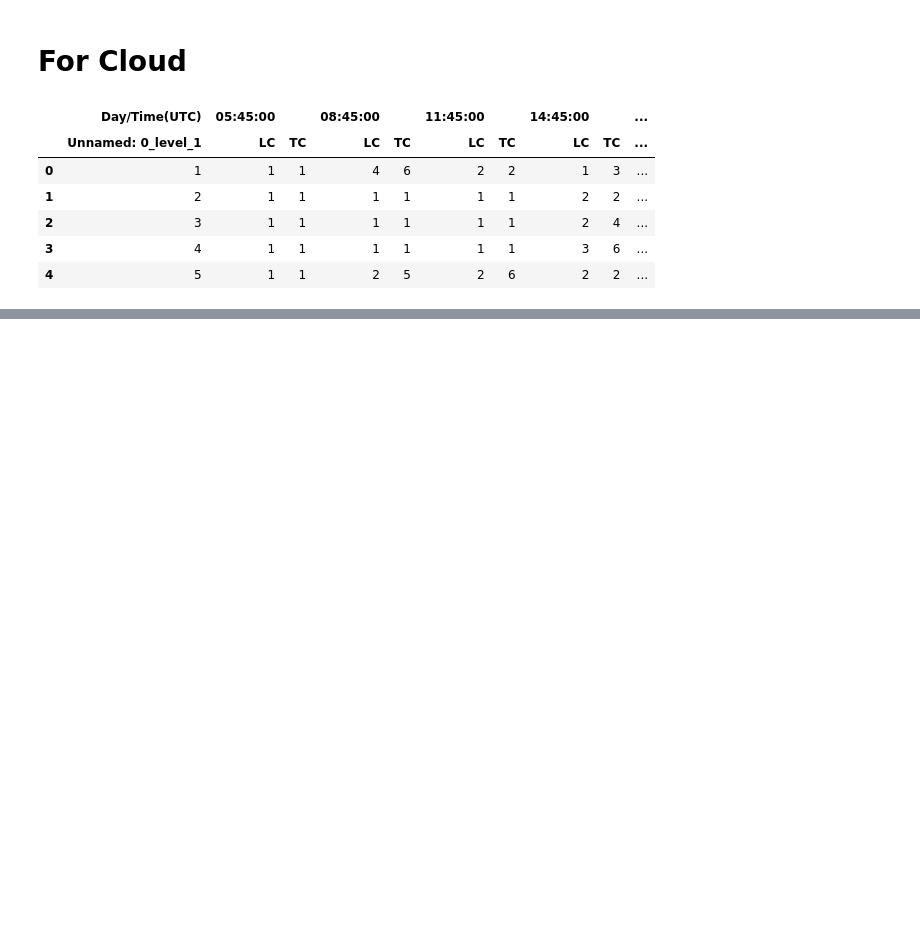
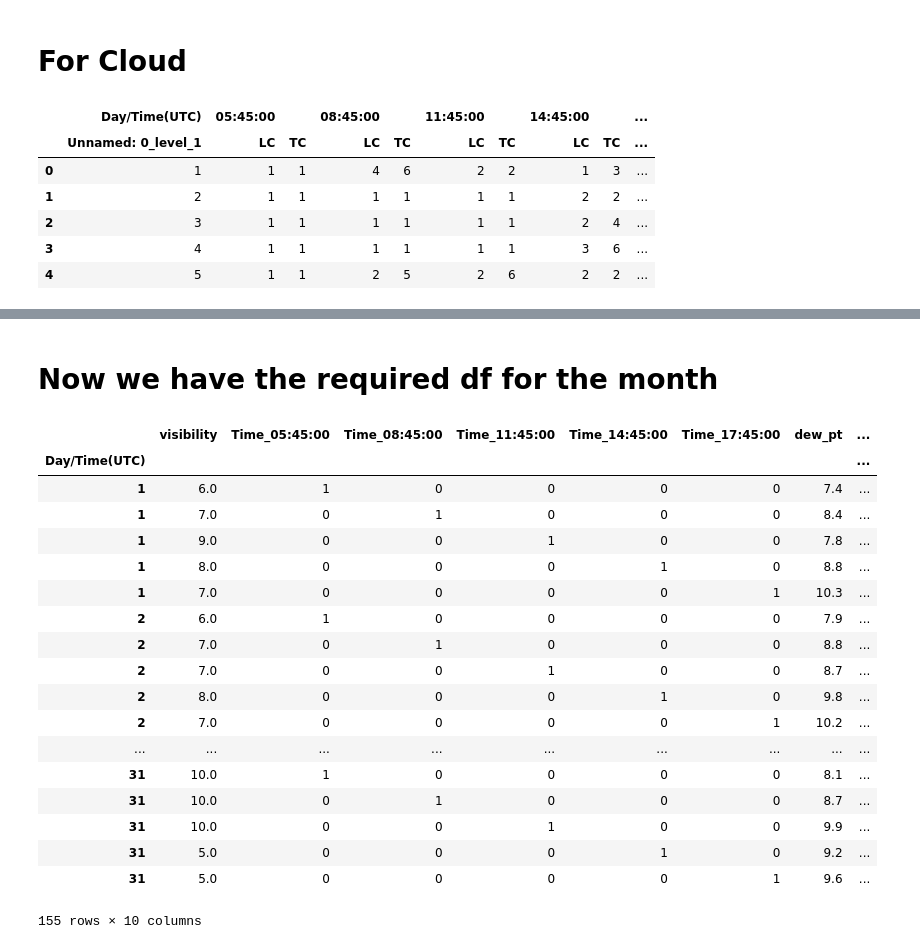
Before and after one commit to kaushu42/weather-forecast-nepal, a Jupyter notebook: preprocess.ipynb, the cells around one changed output, grey strips where cells are left out. Drawn from its saved outputs; the diff is of its cells as text; code cells hidden in the pictures; blank space fills up the shorter version.

Commit message:
Added main dataframe

```diff
--- a/preprocess.ipynb
+++ b/preprocess.ipynb
@@ -84,3 +86,6 @@ df
 | 31 | 9.2 | 0 | 0 | 0 | 1 | 0 |
 | 31 | 9.6 | 0 | 0 | 0 | 0 | 1 |
 155 rows × 6 columns
+# %%
+main_df['dew_pt'] = df['dew_pt']
+main_df.head()
@@ -122,3 +135,6 @@ df
 | 31 | 921.5 | 0 | 0 | 0 | 1 | 0 |
 | 31 | 920.8 | 0 | 0 | 0 | 0 | 1 |
 155 rows × 6 columns
+# %%
+main_df['QFE'] = df['QFE']
+main_df.head()
@@ -139,4 +163,4 @@ df.head()
 x = df.set_index(('Day/Time(UTC)', 'Unnamed: 0_level_1')).stack(level=0).reset_index()
 x = x.set_index(('Day/Time(UTC)', 'Unnamed: 0_level_1'))
 x.index.name = 'Day/Time(UTC)'
-pd.get_dummies(x)
+x = pd.get_dummies(x)
@@ -162,0 +167,4 @@ pd.get_dummies(x)
+# %%
+main_df['LC'] = x['LC']
+main_df['TC'] = x['TC']
+main_df.head()
@@ -162,0 +179,24 @@ pd.get_dummies(x)
+# %% [markdown]
+# Now we have the required df for the month
+# %%
+main_df
+# %% [output]
+|  | visibility | Time_05:45:00 | Time_08:45:00 | Time_11:45:00 | Time_14:45:00 | Time_17:45:00 | dew_pt | ... |
+| Day/Time(UTC) |  |  |  |  |  |  |  | ... |
+| 1 | 6.0 | 1 | 0 | 0 | 0 | 0 | 7.4 | ... |
+| 1 | 7.0 | 0 | 1 | 0 | 0 | 0 | 8.4 | ... |
+| 1 | 9.0 | 0 | 0 | 1 | 0 | 0 | 7.8 | ... |
+| 1 | 8.0 | 0 | 0 | 0 | 1 | 0 | 8.8 | ... |
+| 1 | 7.0 | 0 | 0 | 0 | 0 | 1 | 10.3 | ... |
+| 2 | 6.0 | 1 | 0 | 0 | 0 | 0 | 7.9 | ... |
+| 2 | 7.0 | 0 | 1 | 0 | 0 | 0 | 8.8 | ... |
+| 2 | 7.0 | 0 | 0 | 1 | 0 | 0 | 8.7 | ... |
+| 2 | 8.0 | 0 | 0 | 0 | 1 | 0 | 9.8 | ... |
+| 2 | 7.0 | 0 | 0 | 0 | 0 | 1 | 10.2 | ... |
+| ... | ... | ... | ... | ... | ... | ... | ... | ... |
+| 31 | 10.0 | 1 | 0 | 0 | 0 | 0 | 8.1 | ... |
+| 31 | 10.0 | 0 | 1 | 0 | 0 | 0 | 8.7 | ... |
+| 31 | 10.0 | 0 | 0 | 1 | 0 | 0 | 9.9 | ... |
+| 31 | 5.0 | 0 | 0 | 0 | 1 | 0 | 9.2 | ... |
+| 31 | 5.0 | 0 | 0 | 0 | 0 | 1 | 9.6 | ... |
+155 rows × 10 columns
```
Also changed, not shown: parts of 9 cells of this notebook.
